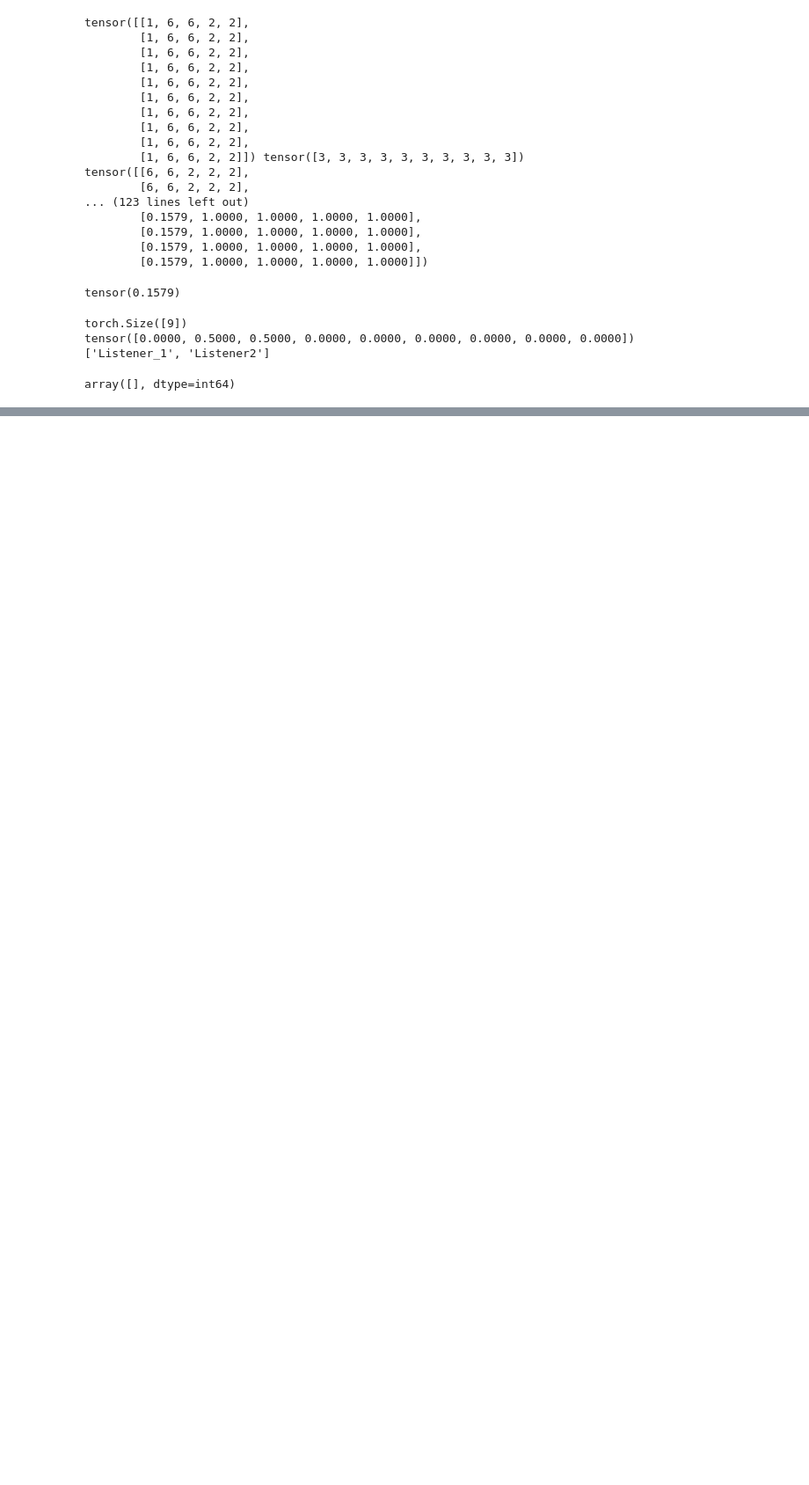
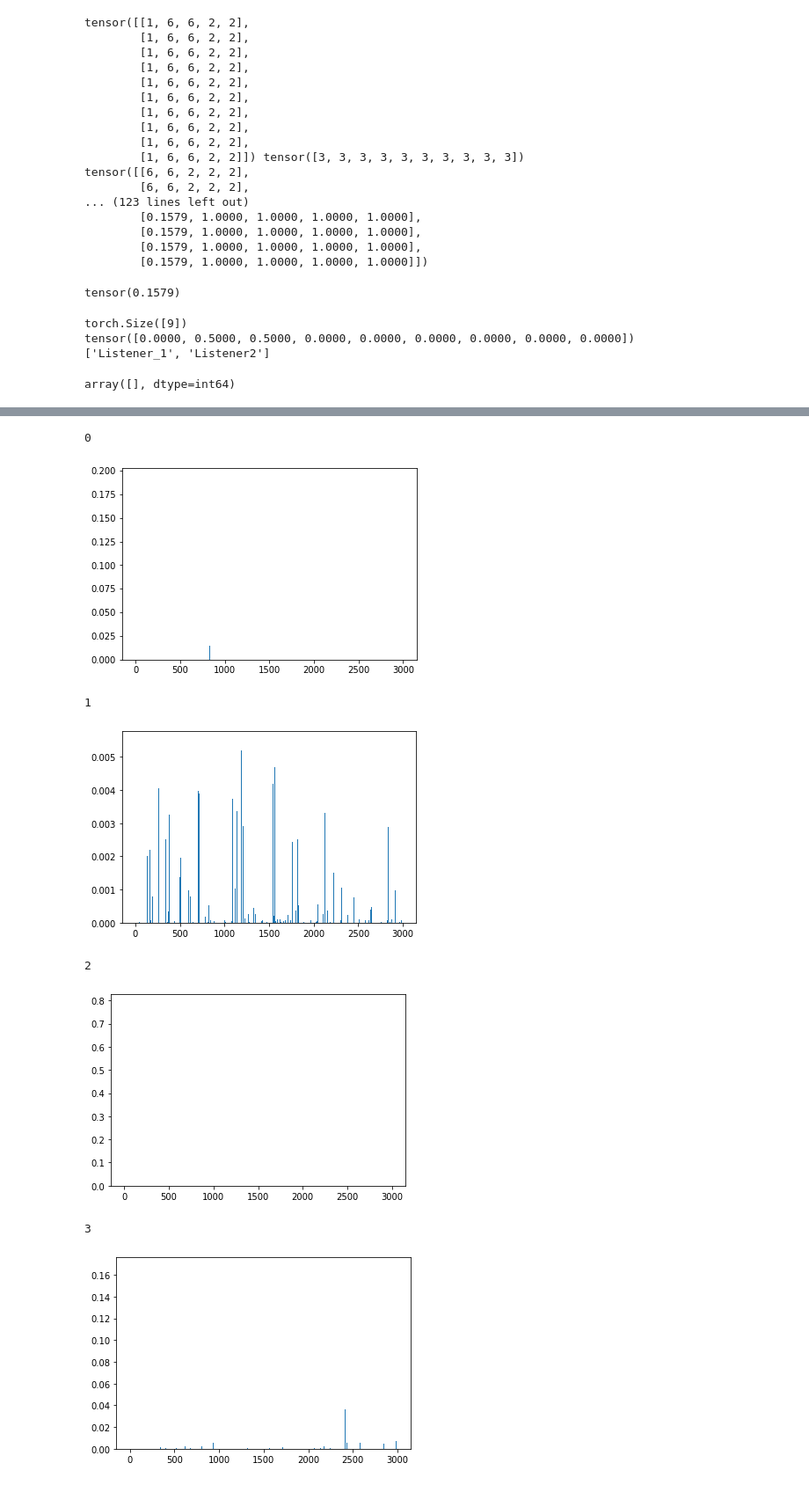
Before and after one commit to MathieuRita/Population, a Jupyter notebook: test_notebook.ipynb, the cells around one changed output, grey strips where cells are left out. Shown at 88% size. Cells and saved outputs as stored; diff of their text form; code cells hidden in the pictures; blank space fills up the shorter version.

```diff
--- a/test_notebook.ipynb
+++ b/test_notebook.ipynb
@@ -1921,0 +1922,7 @@ Finished.
+# %%
+exp_matrix=np.load("/Users/mrita/Desktop/Work/CUP/results_new/train_matrix_500.npy")
+labels=np.load("/Users/mrita/Desktop/Work/CUP/results_new/cancer_labels_2_train.npy")
+val_matrix=np.load("/Users/mrita/Desktop/Work/CUP/results_new/val_matrix_500.npy")
+val_labels=np.load("/Users/mrita/Desktop/Work/CUP/results_new/cancer_labels_2_val.npy")
+mi_values=np.load("/Users/mrita/Desktop/Work/CUP/results_new/saved_mi_values.npy")
+gene_names=np.load("/Users/mrita/Desktop/Work/CUP/results_new/gene_labels.npy")
@@ -1921,0 +1949,6 @@ Finished.
+# %%
+from sklearn.decomposition import NMF
+
+model = NMF(n_components=26, init='random', random_state=0)
+W_train = model.fit_transform(exp_matrix)
+H = model.components_
@@ -1921,0 +1983,21 @@ Finished.
+# %%
+#plt.bar(np.arange(len(H[19])),H[19]/H[19].sum())
+#plt.show()
+#plt.bar(np.arange(len(H[9])),H[9]/H[9].sum())
+#plt.show()
+#plt.bar(np.arange(len(H[1])),H[1]/H[1].sum())
+#plt.show()
+
+for sign_idx in range(20):
+    print(sign_idx)
+    plt.bar(np.arange(len(H[sign_idx])),H[sign_idx]/H[sign_idx].sum())
+    plt.show()
+# %% [output]
+0
+[figure, added]
+1
+[figure, added]
+2
+[figure, added]
+3
+[figure, added]
```
Also changed, not shown: parts of 42 cells of this notebook, 1 other file.
